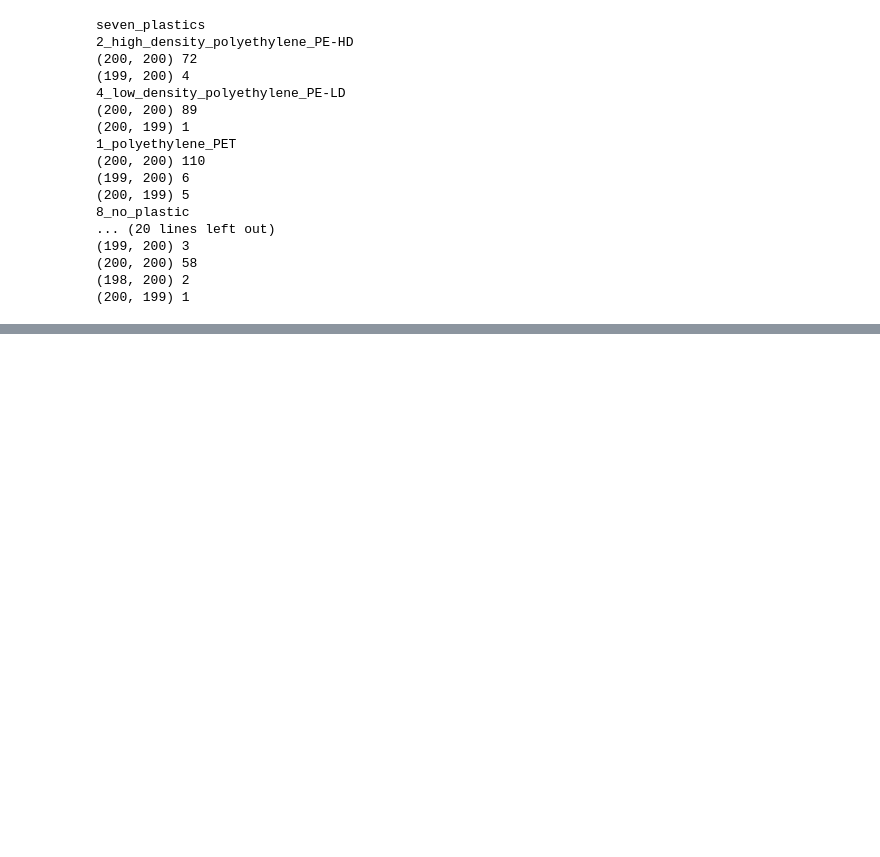
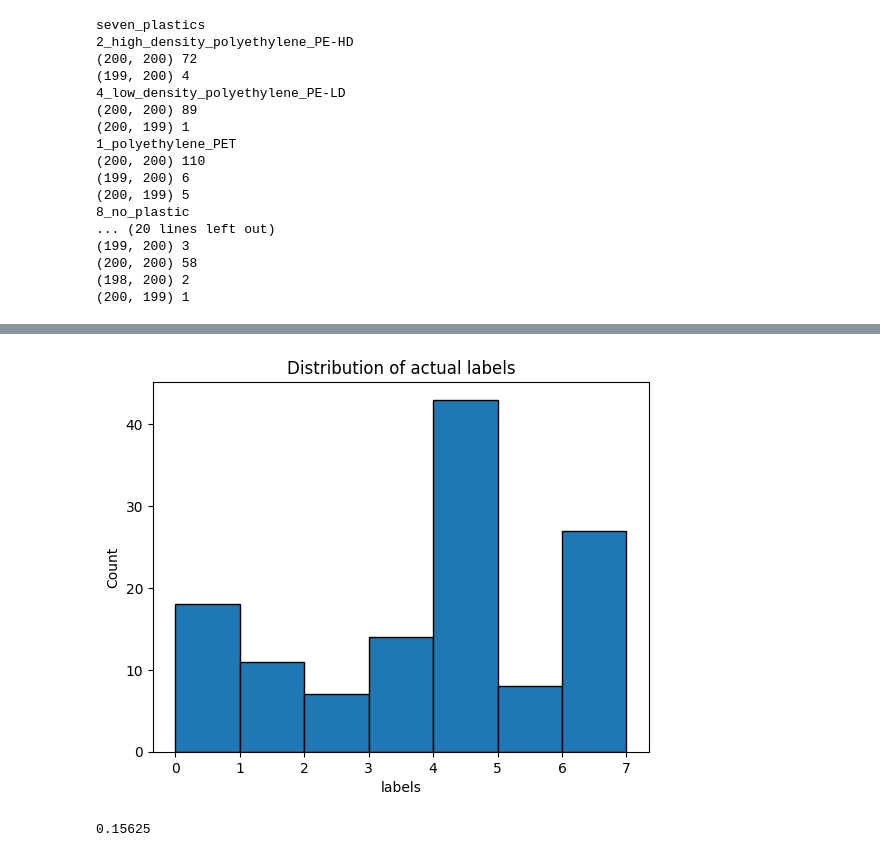
Before and after one commit to rupali-p/recycling-app, a Jupyter notebook: Tammy_ML_Experiments.ipynb, the cells around one changed output, grey strips where cells are left out. Cells and saved outputs as stored; diff of their text form; code cells hidden in the pictures; blank space fills up the shorter version.

```diff
--- a/Tammy_ML_Experiments.ipynb
+++ b/Tammy_ML_Experiments.ipynb
@@ -252,0 +420,14 @@ seven_plastics
+# %%
+plot_histogram(
+    data=y_true,
+    bins=7,
+    title="Distribution of actual labels",
+    x_label="labels",
+    y_label="Count"
+)
+# %% [output]
+[figure, added]
+# %%
+get_accuracy(y_true, y_pred)
+# %% [output]
+0.15625
```
Also changed, not shown: parts of 30 cells of this notebook.
